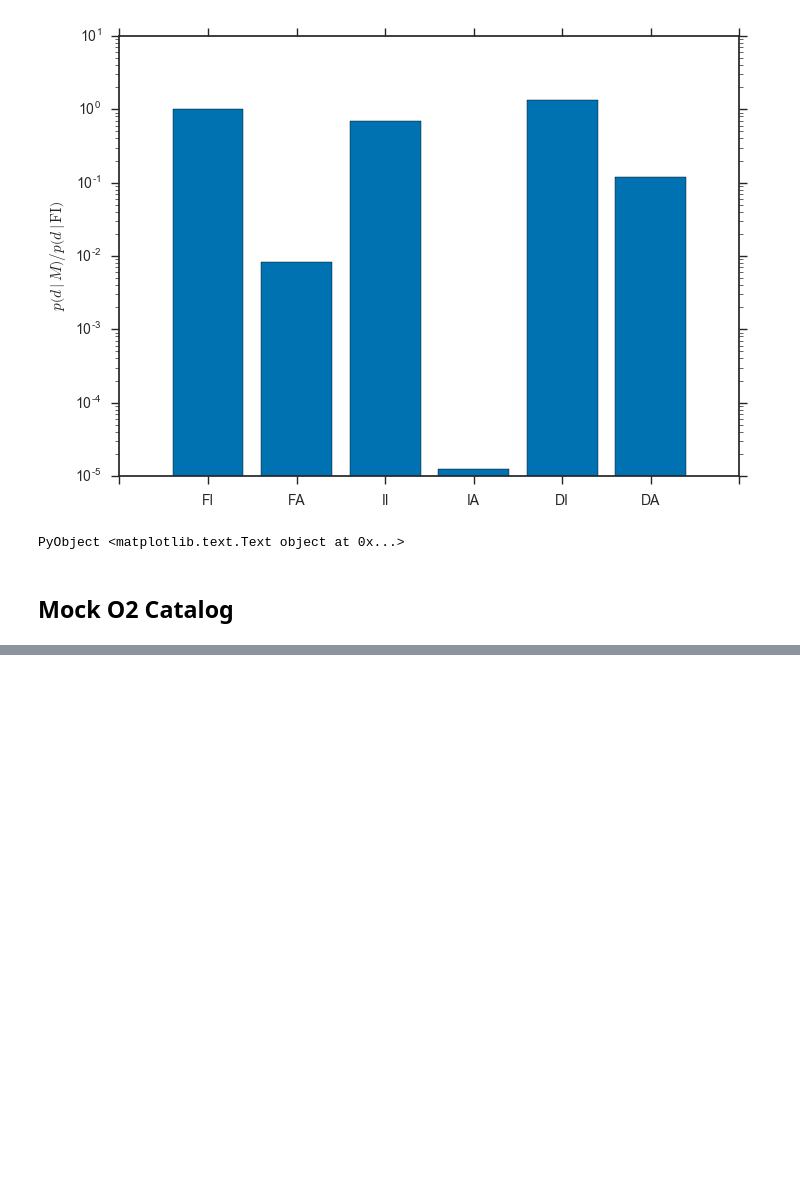
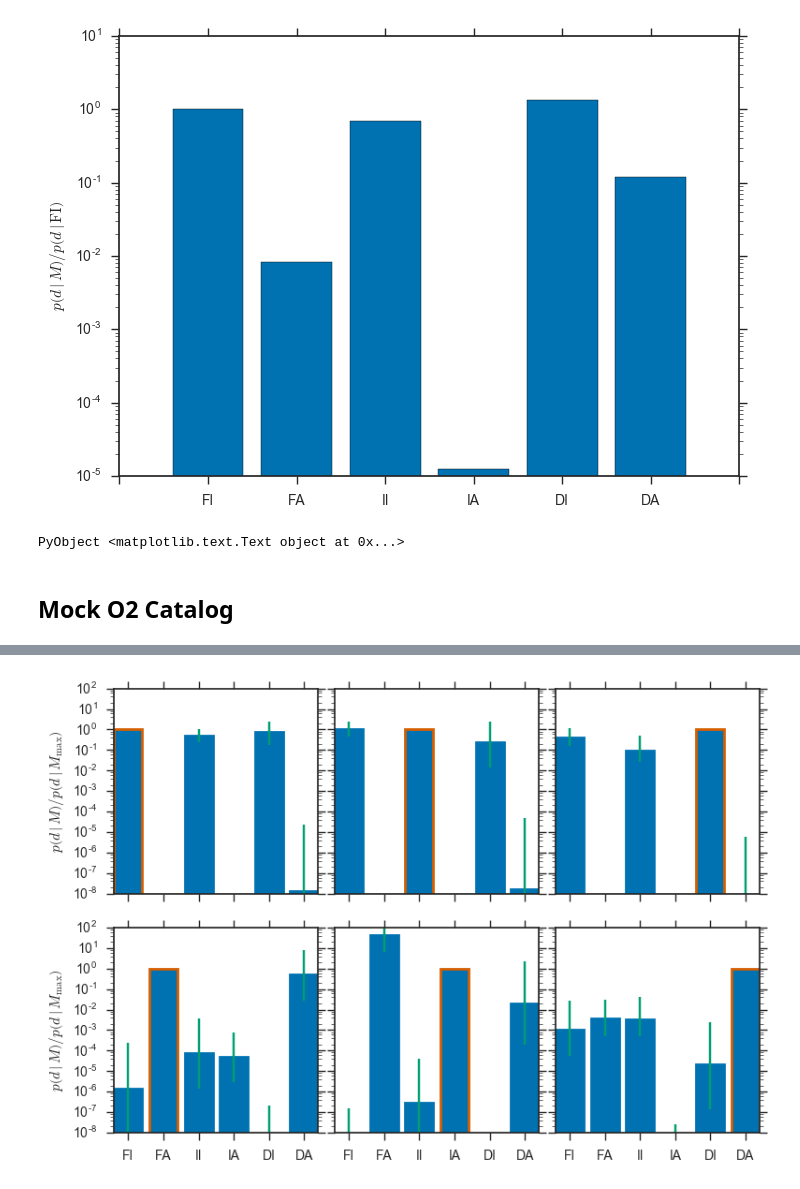
Before and after one commit to farr/AlignedVersusIsoSpin, a Jupyter notebook: notebooks/AlignedVersusIsoPhenom.ipynb, the cells around one changed output, grey strips where cells are left out. Drawn from its saved outputs; the diff is of its cells as text; code cells hidden in the pictures; blank space fills up the shorter version.

Commit message:
Money plot made.

```diff
--- a/notebooks/AlignedVersusIsoPhenom.ipynb
+++ b/notebooks/AlignedVersusIsoPhenom.ipynb
@@ -403,0 +304,77 @@ PyObject <matplotlib.text.Text object at 0x...>
+# %%
+function mockcatalog(n, draw_chieff)
+    samples = []
+    for i in 1:n
+        sigma = rand([sigmaGW150914, sigmaLVT151012, sigmaGW151226])
+        chieff_true = draw_chieff()
+
+        chieff_obs = chieff_true + sigma*randn()
+        chieff_samps = chieff_obs + sigma*randn(10000)
+        chieff_wts = p_iso_flat.(chieff_samps)
+
+        cesamps = []
+        wtmax = maximum(chieff_wts)
+        for (ce, w) in zip(chieff_samps, chieff_wts)
+            r = wtmax*rand()
+            if r < w
+                push!(cesamps, ce)
+            end
+        end
+
+        push!(samples, cesamps)
+    end
+    samples
+end
+
+model_names = ["FI", "FA", "II", "IA", "DI", "DA"]
+draw_functions = [
+    () -> draw_chieff(1.0, () -> rand()*draw_iota()),
+    () -> draw_chieff(1.0, rand),
+    () -> draw_chieff(1.0, () -> draw_increasing()*draw_iota()),
+    () -> draw_chieff(1.0, () -> draw_increasing()),
+    () -> draw_chieff(1.0, () -> draw_decreasing()*draw_iota()),
+    () -> draw_chieff(1.0, () -> draw_decreasing())
+]
+distribution_functions = [
+    p_iso_flat,
+    p_ali_flat,
+    p_iso_inc,
+    p_ali_inc,
+    p_iso_dec,
+    p_ali_dec
+]
+
+function model_loglikes(samples, p_prior)
+    [marginal_model_likelihood(samples, df, p_prior) for df in distribution_functions]
+end
+fig, axs = subplots(2,3,sharex=true,sharey=true)
+subplots_adjust(hspace=0, wspace=0.1)
+for i in eachindex(draw_functions)
+    ax = axs[i]
+    lls = []
+    for j in 1:1000
+        mockO2 = vcat(mocksamples, mockcatalog(10, draw_functions[i]))
+        ll = model_loglikes(mockO2, p_iso_flat)
+        ll = ll .- ll[i]
+        push!(lls, ll)
+    end
+    lls = hcat(lls...)
+    med_ls = [quantile(vec(lls[i,:]), 0.5) for i in 1:6]
+    low_ls = [quantile(vec(lls[i,:]), 0.16) for i in 1:6]
+    high_ls = [quantile(vec(lls[i,:]), 0.84) for i in 1:6]
+    yerr_high = exp(high_ls) - exp(med_ls)
+    yerr_low = exp(med_ls) - exp(low_ls)
+    yerr = vcat(yerr_low', yerr_high')
+    ecolor = [sns.color_palette()[1] for j in 1:6]
+    ecolor[i] = sns.color_palette()[3]
+    ax[:bar](collect(1:6), exp(med_ls), align="center", yerr=yerr, ecolor=sns.color_palette()[2], tick_label=model_names, edgecolor=ecolor, color=sns.color_palette()[1], linewidth=2)
+    ax[:set_yscale]("log")
+    ax[:set_ylim]((1e-8,100))
+    if (i==1) || (i==2)
+        ax[:set_ylabel](L"$p\left( d \mid M \right) / p\left( d \mid M_\mathrm{max} \right)$")
+    end
+end
+tight_layout()
+savefig("../plots/six-way-O2-model-selection.pdf")
+# %% [output]
+[figure, added]
```
Also changed, not shown: parts of 10 cells of this notebook, 1 other file.
